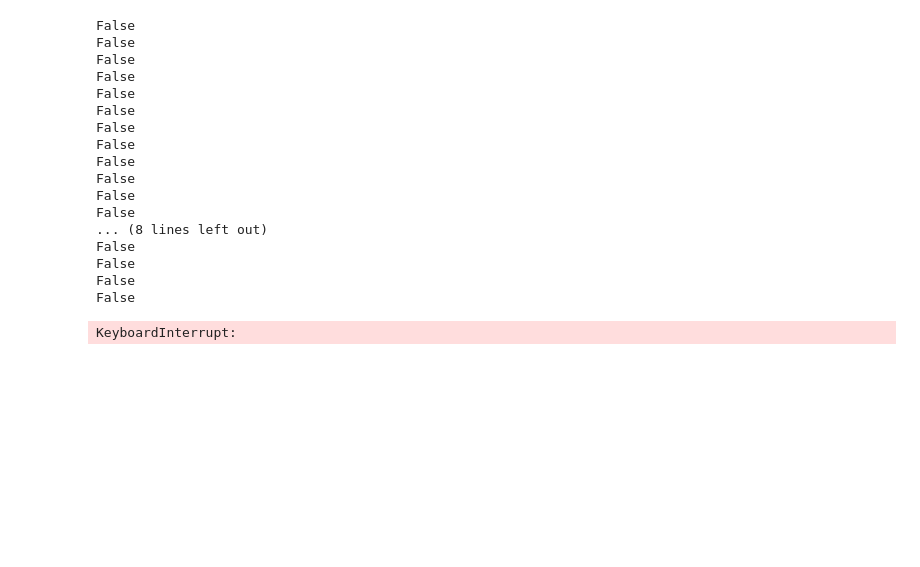
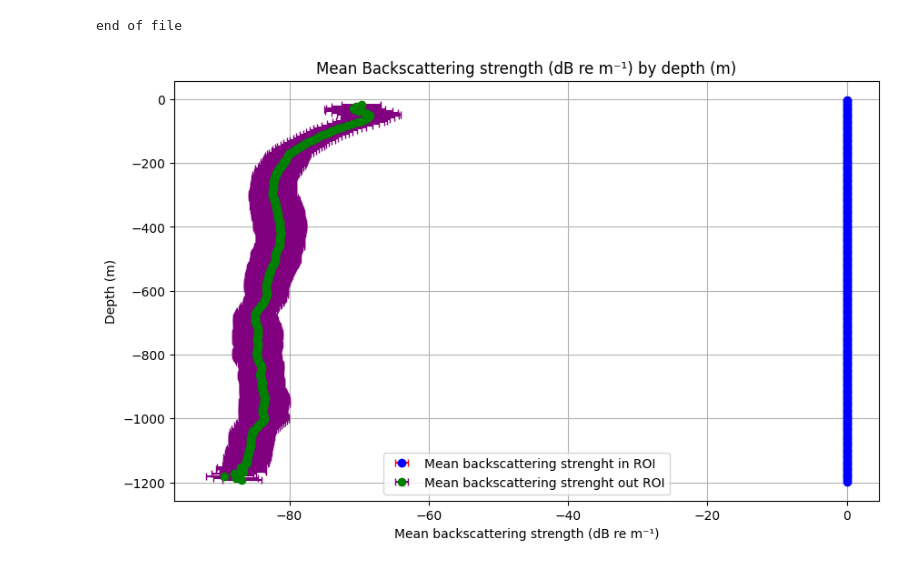
Before and after one commit to EliiseNicolas/Active-acoustic-datasets-analysis, a Jupyter notebook: src/scripts_gen_2/test_functions.ipynb, the cells around one changed output. Drawn from its saved outputs; the diff is of its cells as text; code cells hidden in the pictures; blank space fills up the shorter version.

```diff
--- a/src/scripts_gen_2/test_functions.ipynb
+++ b/src/scripts_gen_2/test_functions.ipynb
@@ -19,27 +20,0 @@ path = "/home/elise/Documents/M1-BIM/S2/active_acoutics_analysis_sea_elephants/d
-# %%
-with open(path, 'rb') as pkl_file :
-    while True :
-        try :
-            title, data_dict = pkl.load(pkl_file)
-            print(data_dict["in_ROI"])
-        except EOFError :
-            break
-# %% [output]
-False
-False
-False
-False
-False
-False
-False
-False
-False
-False
-False
-False
-... (8 lines left out)
-False
-False
-False
-False
-KeyboardInterrupt:
@@ -45,0 +136,6 @@ KeyboardInterrupt:
+# %%
+d, in_ROI, out_ROI = get_mean_var_in_out_ROI("/home/elise/Documents/M1-BIM/S2/active_acoutics_analysis_sea_elephants/data/acoustic_data/18kHz/processed_data_gen2/filtered_bathymetry/by_season/by_periods/summer/by_date/IMOS_18kHz_filtered_bathymetry_summer_night_by_date.pkl")
+boxplot_mean_std(d, in_ROI, out_ROI)
+# %% [output]
+end of file
+[figure, added]
```
Also changed, not shown: parts of 9 cells of this notebook, 13 other files.
